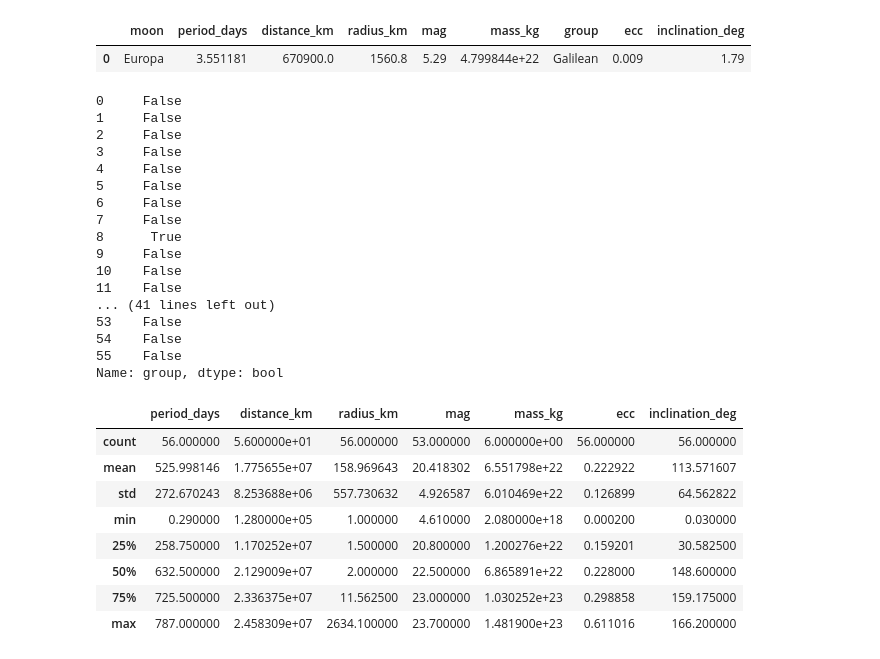
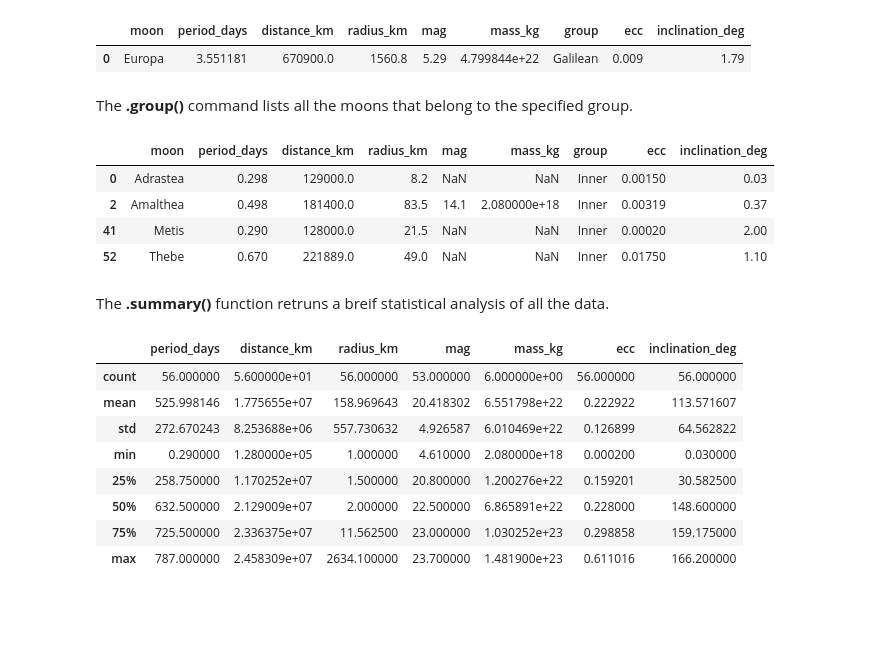
Before and after one commit to archosd/Moon-analysis-toolkit, a Jupyter notebook: Task_1/Example.ipynb, the cells around one changed output. Cells and saved outputs as stored; diff of their text form; code cells hidden in the pictures; blank space fills up the shorter version.

```diff
--- a/Task_1/Example.ipynb
+++ b/Task_1/Example.ipynb
@@ -28,26 +28,18 @@ jupiter_moons.individual("Europa")
 # %% [output]
 |  | moon | period_days | distance_km | radius_km | mag | mass_kg | group | ecc | inclination_deg |
 | 0 | Europa | 3.551181 | 670900.0 | 1560.8 | 5.29 | 4.799844e+22 | Galilean | 0.009 | 1.79 |
+# %% [markdown]
+The **.group()** command lists all the moons that belong to the specified group.
 # %%
-jupiter_moons.group()
+jupiter_moons.group("Inner")
 # %% [output]
-0     False
-1     False
-2     False
-3     False
-4     False
-5     False
-6     False
-7     False
-8      True
-9     False
-10    False
-11    False
-... (41 lines left out)
-53    False
-54    False
-55    False
-Name: group, dtype: bool
+|  | moon | period_days | distance_km | radius_km | mag | mass_kg | group | ecc | inclination_deg |
+| 0 | Adrastea | 0.298 | 129000.0 | 8.2 | NaN | NaN | Inner | 0.00150 | 0.03 |
+| 2 | Amalthea | 0.498 | 181400.0 | 83.5 | 14.1 | 2.080000e+18 | Inner | 0.00319 | 0.37 |
+| 41 | Metis | 0.290 | 128000.0 | 21.5 | NaN | NaN | Inner | 0.00020 | 2.00 |
+| 52 | Thebe | 0.670 | 221889.0 | 49.0 | NaN | NaN | Inner | 0.01750 | 1.10 |
+# %% [markdown]
+The **.summary()** function retruns a breif statistical analysis of all the data.
 # %%
 jupiter_moons.summary()
 # %% [output]
```
Also changed, not shown: parts of 8 cells of this notebook, 1 other file.
